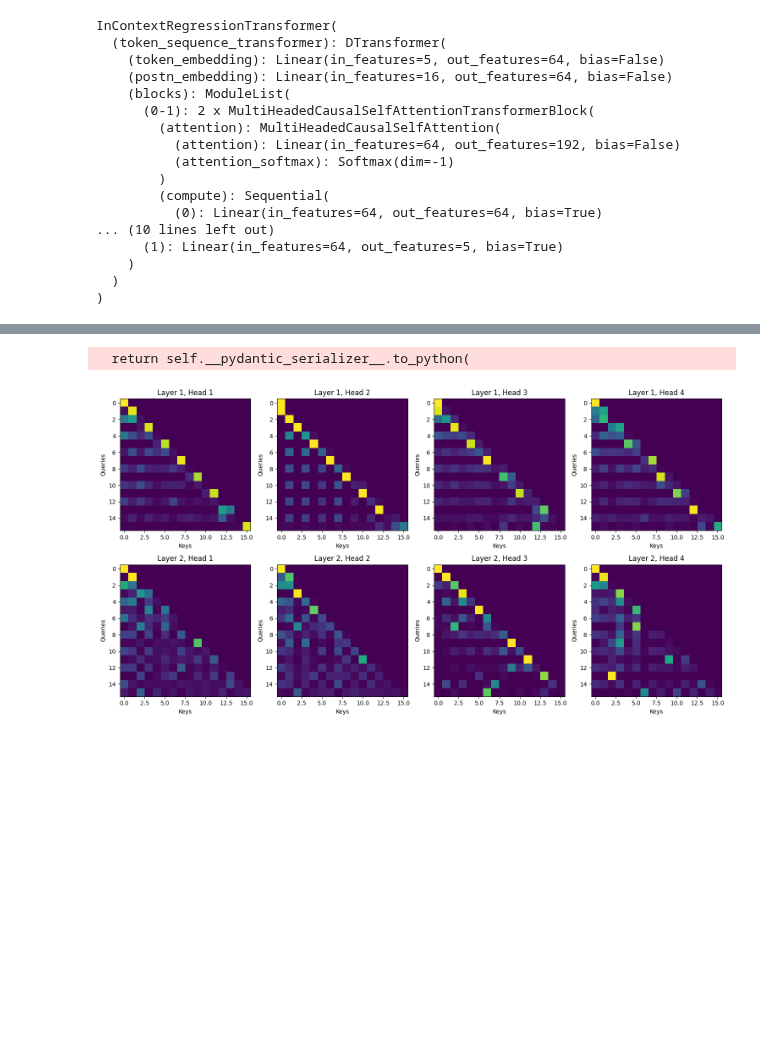
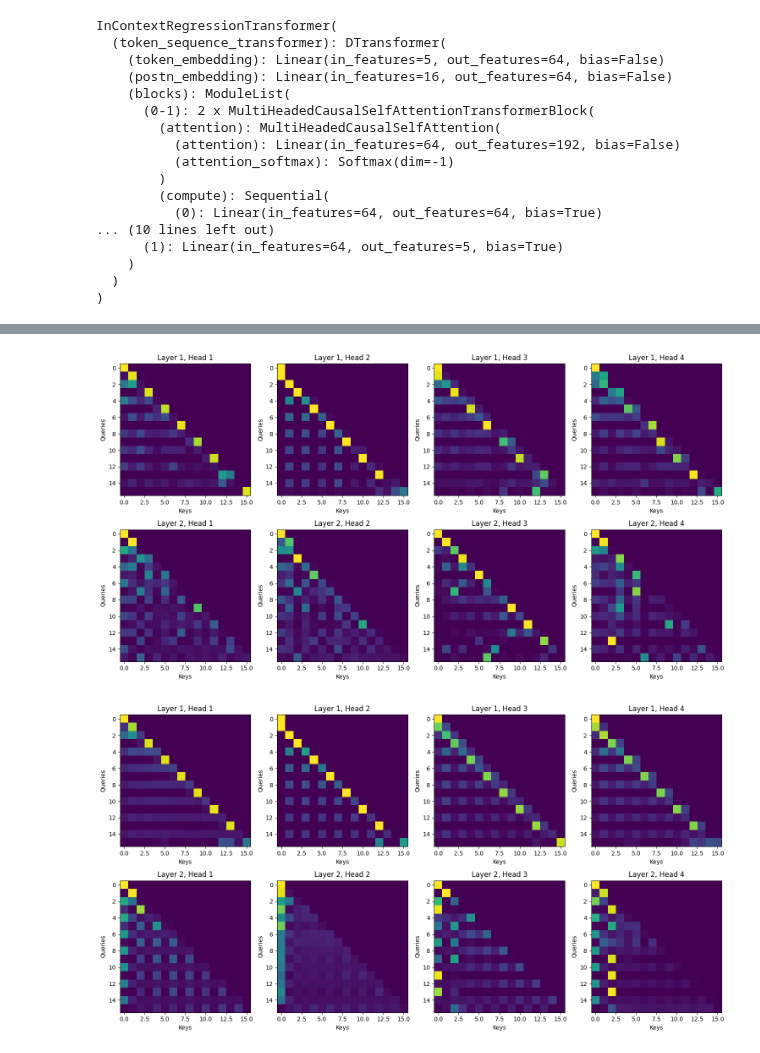
Before and after one commit to timaeus-research/icl, a Jupyter notebook: notebooks/mechinterp.ipynb, the cells around one changed output, grey strips where cells are left out. Saved outputs shown, nothing was run; the diff lists cells and outputs as text; code cells hidden in the pictures; blank space fills up the shorter version.

```diff
--- a/notebooks/mechinterp.ipynb
+++ b/notebooks/mechinterp.ipynb
@@ -147,12 +172,13 @@ get_and_plot_activations(run_2.model, xs=xs_2, ys=ys_2)
 # %%
 run_3 = get_unique_run(
     "../sweeps/small-sweep.yaml",
     task_config={"num_tasks": 64, "num_layers": 2},
     optimizer_config={"lr": 0.001}
 )
 
 xs_3, ys_3 = run_3.pretrain_dist.get_batch(8, 1)
 get_and_plot_activations(run_3.model, xs=xs_3, ys=ys_3)
+get_and_plot_activations(run_3.model, xs=x_trick, ys=y_trick)
 # %% [output]
-  return self.__pydantic_serializer__.to_python(
 [figure]
+[figure, added]
```
Also changed, not shown: parts of 3 cells of this notebook.
